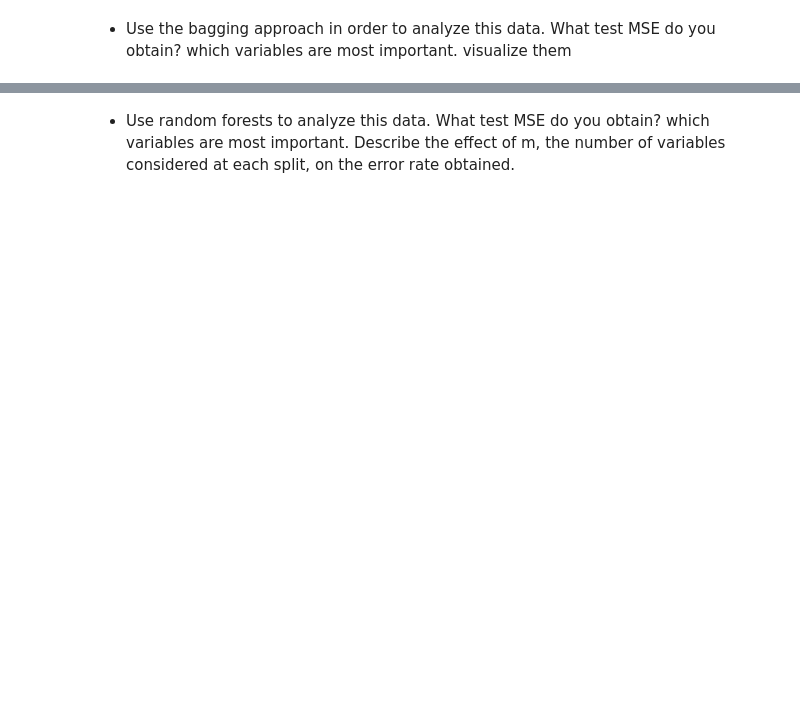
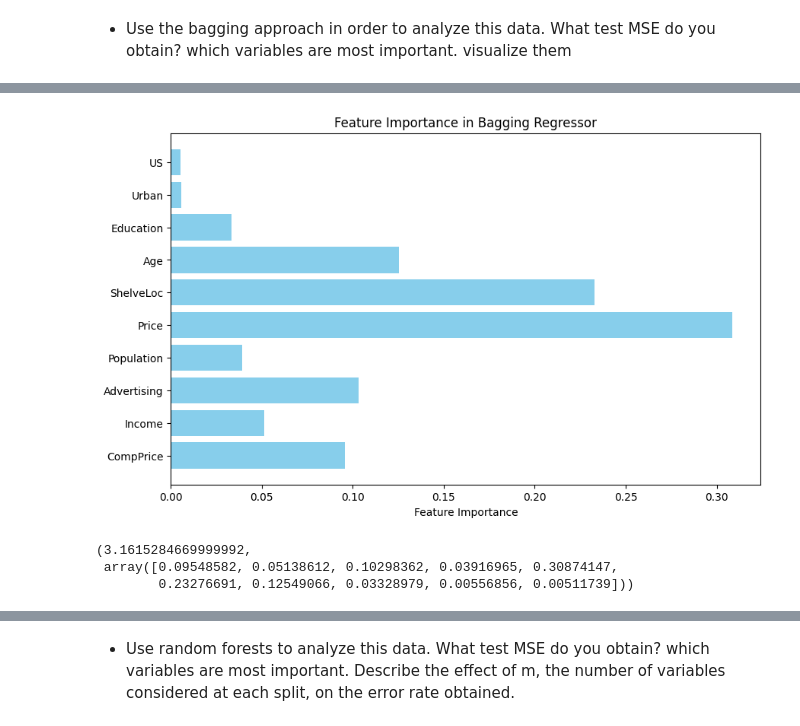
Before and after one commit to peyman886/machine-learning-coursework, a Jupyter notebook: Bahrak 1402-1/HomeWork/HW05/New folder/Machine_Learning_HW05 (1).ipynb, the cells around one changed output, grey strips where cells are left out. Cells and saved outputs as stored; diff of their text form; code cells hidden in the pictures; blank space fills up the shorter version.

```diff
--- a/Bahrak 1402-1/HomeWork/HW05/New folder/Machine_Learning_HW05 (1).ipynb
+++ b/Bahrak 1402-1/HomeWork/HW05/New folder/Machine_Learning_HW05 (1).ipynb
@@ -916,0 +1030,32 @@ the results. What test MSE do you obtain?
+# %%
+from sklearn.ensemble import BaggingRegressor
+
+# Applying the bagging method
+bagging_regressor = BaggingRegressor(base_estimator=DecisionTreeRegressor(),
+                                     n_estimators=100, random_state=42)
+bagging_regressor.fit(X_train, y_train)
+
+# Predict on test set
+y_pred_bagging = bagging_regressor.predict(X_test)
+
+# Calculate Test MSE for bagging
+test_mse_bagging = mean_squared_error(y_test, y_pred_bagging)
+
+# calculate Feature importance
+feature_importance_bagging = np.mean([
+    tree.feature_importances_ for tree in bagging_regressor.estimators_
+], axis=0)
+
+# Visualize feature importance
+plt.figure(figsize=(10, 6))
+plt.barh(X.columns, feature_importance_bagging, color='skyblue')
+plt.xlabel("Feature Importance")
+plt.title("Feature Importance in Bagging Regressor")
+plt.show()
+
+test_mse_bagging, feature_importance_bagging
+# %% [output]
+[figure, added]
+(3.1615284669999992,
+ array([0.09548582, 0.05138612, 0.10298362, 0.03916965, 0.30874147,
+        0.23276691, 0.12549066, 0.03328979, 0.00556856, 0.00511739]))
```
Also changed, not shown: parts of 23 cells of this notebook.
